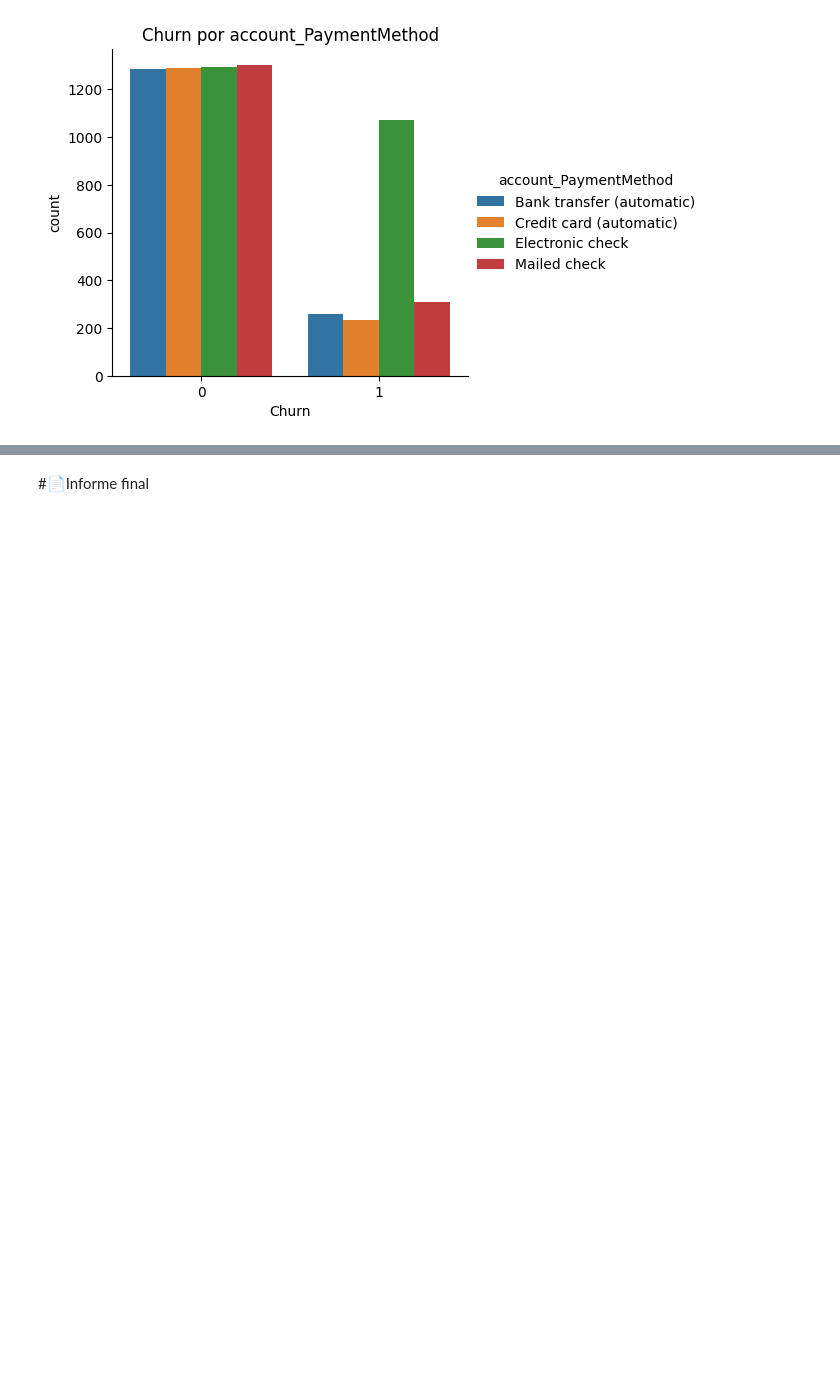
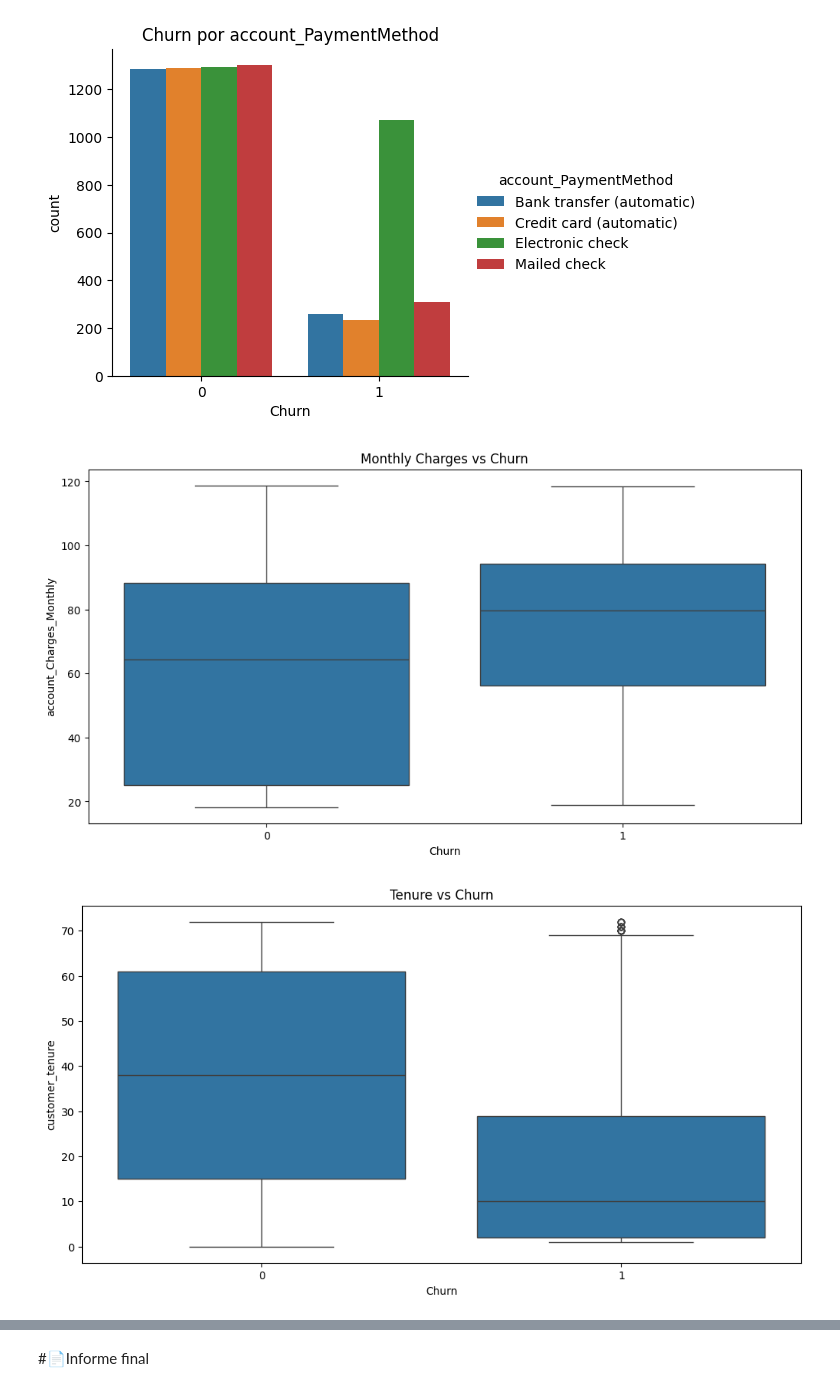
Before and after one commit to MUXULCRACK/Challenge2_Data_Science, a Jupyter notebook: TelecomX_LATAMnew.ipynb, the cells around one changed output, grey strips where cells are left out. Drawn from its saved outputs; the diff is of its cells as text; code cells hidden in the pictures; blank space fills up the shorter version.

```diff
--- a/TelecomX_LATAMnew.ipynb
+++ b/TelecomX_LATAMnew.ipynb
@@ -419,3 +419,21 @@ for col in cat_vars:
 [figure]
 [figure]
 [figure]
+# %%
+import seaborn as sns
+import matplotlib.pyplot as plt
+
+numeric_cols = ['customer_tenure', 'account_Charges_Monthly', 'account_Charges_Total']
+
+plt.figure(figsize=(12, 6))
+sns.boxplot(x='Churn', y='account_Charges_Monthly', data=df_T)
+plt.title('Monthly Charges vs Churn')
+plt.show()
+
+plt.figure(figsize=(12, 6))
+sns.boxplot(x='Churn', y='customer_tenure', data=df_T)
+plt.title('Tenure vs Churn')
+plt.show()
+# %% [output]
+[figure, added]
+[figure, added]
```
Also changed, not shown: parts of 13 cells of this notebook.
